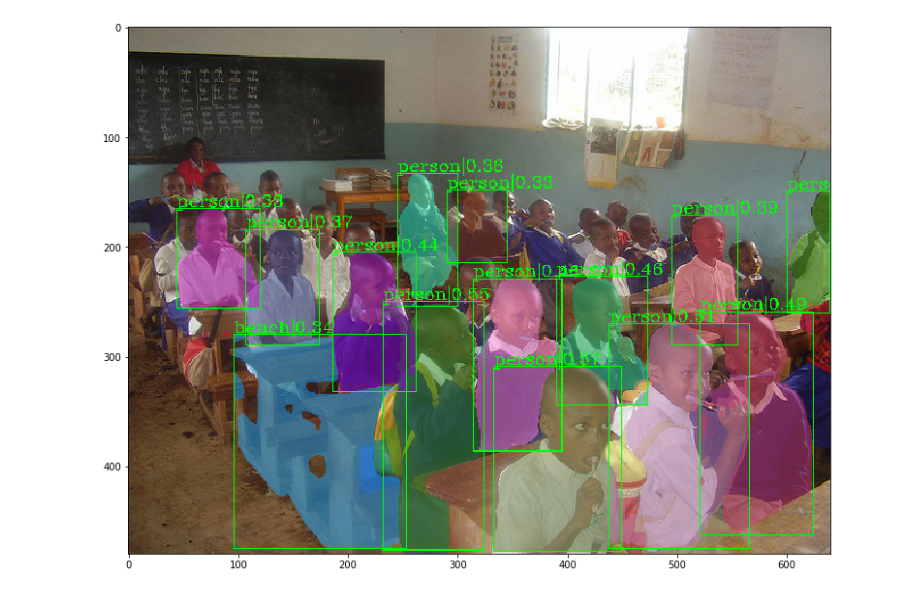
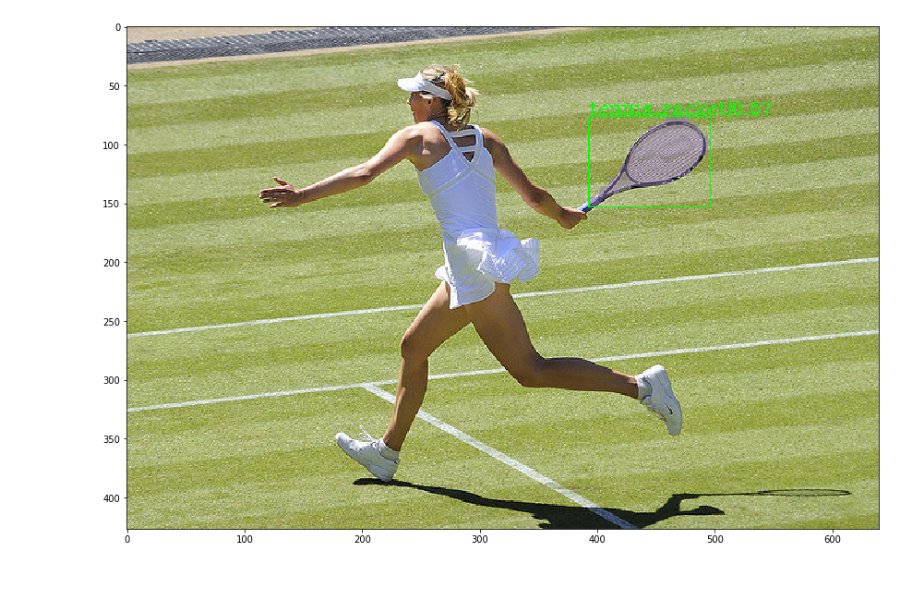
Before and after one commit to ZhongYingMatrix/mmdetection, a Jupyter notebook: demo/inference_demo.ipynb, the cells around one changed output. Drawn from its saved outputs; the diff is of its cells as text; code cells hidden in the pictures.

```diff
--- a/demo/inference_demo.ipynb
+++ b/demo/inference_demo.ipynb
@@ -2,19 +2,19 @@
 from mmdet.apis import init_detector, inference_detector, show_result_pyplot
 import mmcv
 # %%
-config_file = '/home/zhongying/research/repo/mmdetection/configs/fcos_proto/fcos_proto_r50_caffe_fpn_gn_1x_4gpu.py'
-checkpoint_file = '/home/zhongying/research/repo/mmdetection/work_dirs/fcos_proto_r50_caffe_fpn_gn_1x_4gpu_weight/latest.pth'
-#config_file = '/home/zhongying/research/repo/mmdetection/configs/fcos_proto/fcos_proto_r50_caffe_fpn_gn_coord_2x_4gpu_1st.py'
-#checkpoint_file = '/home/zhongying/research/repo/mmdetection/work_dirs/fcos_proto_r50_caffe_fpn_gn_coord_2x_4gpu/latest.pth'
+# config_file = '/home/zhongying/research/repo/mmdetection/configs/fcos_proto/fcos_proto_r50_caffe_fpn_gn_1x_4gpu.py'
+# checkpoint_file = '/home/zhongying/research/repo/mmdetection/work_dirs/fcos_proto_r50_caffe_fpn_gn_1x_4gpu_weight/latest.pth'
+config_file = '/home/zhongying/research/repo/mmdetection/configs/solo/solo_r50_caffe_fpn_gn_3x_4gpu.py'
+checkpoint_file = '/home/zhongying/research/repo/mmdetection/work_dirs/solo_r50_caffe_fpn_gn_3x_4gpu/latest.pth'
 # %%
 # build the model from a config file and a checkpoint file
 model = init_detector(config_file, checkpoint_file, device='cuda:0')
 # %%
 # test a single image
-img = '/home/zhongying/research/repo/mmdetection/demo/000000003702.jpg'
+img = '/home/zhongying/research/repo/mmdetection/demo/img/000000000552.jpg'
 result = inference_detector(model, img)
 # %%
 # show the results
-show_result_pyplot(img, result, model.CLASSES)
+show_result_pyplot(img, result, model.CLASSES, score_thr=0.0001)
 # %% [output]
-[figure, old version]
+[figure, new version]
```
Also changed, not shown: 3 other files.
